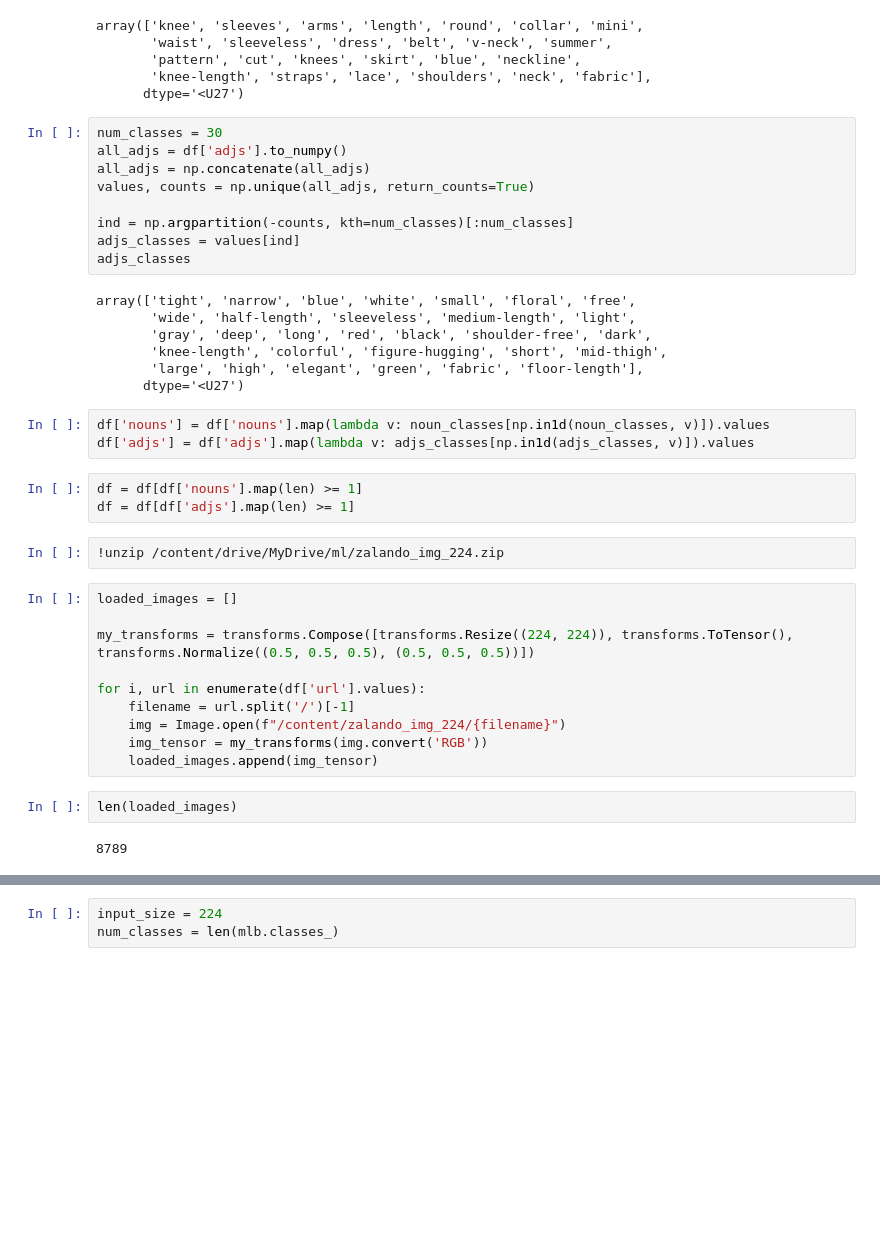
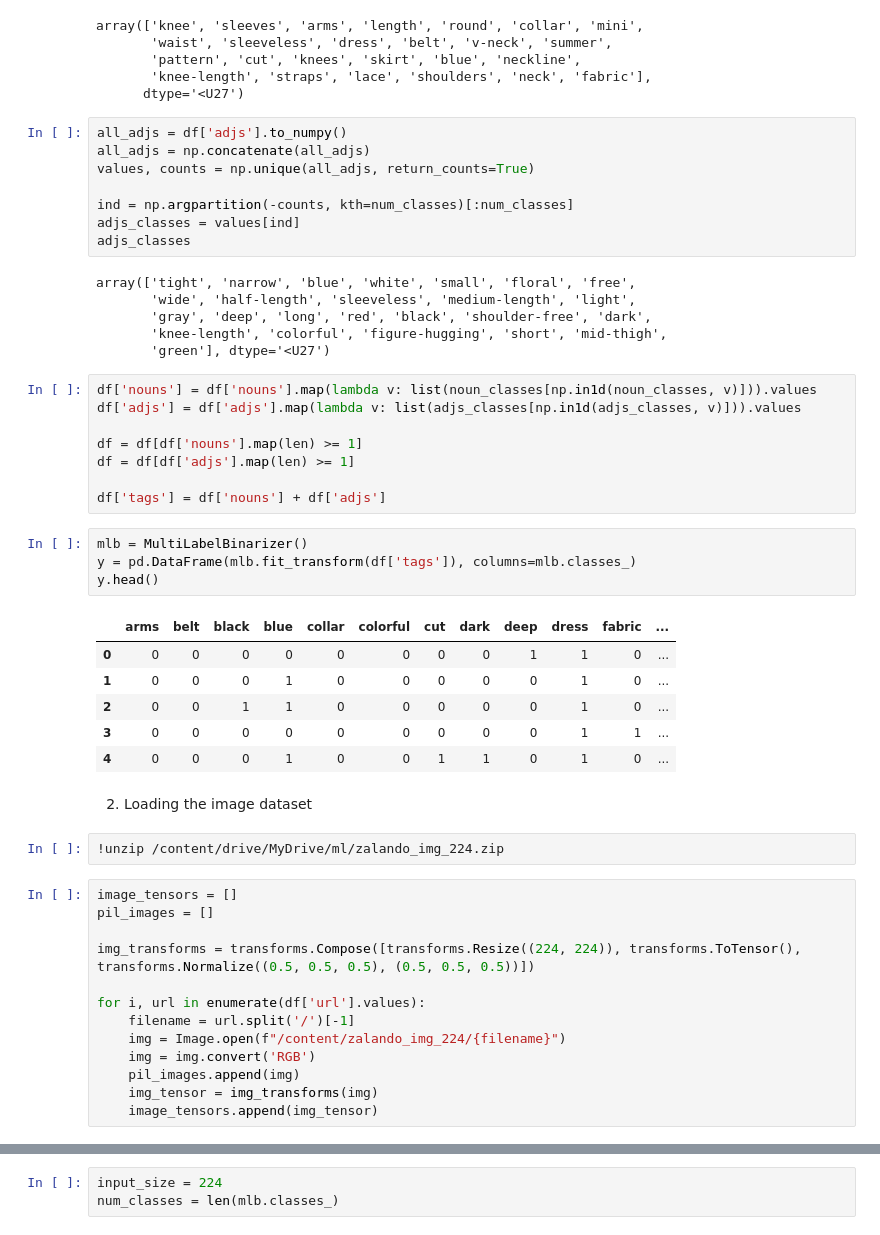
Before and after one commit to IvanLudvig/mlmipt, a Jupyter notebook: torchvision/zalando.ipynb, the cells around one changed output, grey strips where cells are left out. Cells and saved outputs as stored; diff of their text form; blank space fills up the shorter version.

```diff
--- a/torchvision/zalando.ipynb
+++ b/torchvision/zalando.ipynb
@@ -88,7 +97,6 @@ array(['knee', 'sleeves', 'arms', 'length', 'round', 'collar', 'mini',
        'knee-length', 'straps', 'lace', 'shoulders', 'neck', 'fabric'],
       dtype='<U27')
 # %%
-num_classes = 30
 all_adjs = df['adjs'].to_numpy()
 all_adjs = np.concatenate(all_adjs)
 values, counts = np.unique(all_adjs, return_counts=True)
@@ -101,27 +109,40 @@ array(['tight', 'narrow', 'blue', 'white', 'small', 'floral', 'free',
        'wide', 'half-length', 'sleeveless', 'medium-length', 'light',
        'gray', 'deep', 'long', 'red', 'black', 'shoulder-free', 'dark',
        'knee-length', 'colorful', 'figure-hugging', 'short', 'mid-thigh',
-       'large', 'high', 'elegant', 'green', 'fabric', 'floor-length'],
-      dtype='<U27')
+       'green'], dtype='<U27')
 # %%
-df['nouns'] = df['nouns'].map(lambda v: noun_classes[np.in1d(noun_classes, v)]).values
-df['adjs'] = df['adjs'].map(lambda v: adjs_classes[np.in1d(adjs_classes, v)]).values
+df['nouns'] = df['nouns'].map(lambda v: list(noun_classes[np.in1d(noun_classes, v)])).values
+df['adjs'] = df['adjs'].map(lambda v: list(adjs_classes[np.in1d(adjs_classes, v)])).values
+
+df = df[df['nouns'].map(len) >= 1]
+df = df[df['adjs'].map(len) >= 1]
+
+df['tags'] = df['nouns'] + df['adjs']
-# %%
-df = df[df['nouns'].map(len) >= 1]
-df = df[df['adjs'].map(len) >= 1]
+# %%
+mlb = MultiLabelBinarizer()
+y = pd.DataFrame(mlb.fit_transform(df['tags']), columns=mlb.classes_)
+y.head()
+# %% [output]
+|  | arms | belt | black | blue | collar | colorful | cut | dark | deep | dress | fabric | ... |
+| 0 | 0 | 0 | 0 | 0 | 0 | 0 | 0 | 0 | 1 | 1 | 0 | ... |
+| 1 | 0 | 0 | 0 | 1 | 0 | 0 | 0 | 0 | 0 | 1 | 0 | ... |
+| 2 | 0 | 0 | 1 | 1 | 0 | 0 | 0 | 0 | 0 | 1 | 0 | ... |
+| 3 | 0 | 0 | 0 | 0 | 0 | 0 | 0 | 0 | 0 | 1 | 1 | ... |
+| 4 | 0 | 0 | 0 | 1 | 0 | 0 | 1 | 1 | 0 | 1 | 0 | ... |
+# %% [markdown]
+2. Loading the image dataset
 # %%
 !unzip /content/drive/MyDrive/ml/zalando_img_224.zip
 # %%
-loaded_images = []
+image_tensors = []
+pil_images = []
 
-my_transforms = transforms.Compose([transforms.Resize((224, 224)), transforms.ToTensor(), transforms.Normalize((0.5, 0.5, 0.5), (0.5, 0.5, 0.5))])
+img_transforms = transforms.Compose([transforms.Resize((224, 224)), transforms.ToTensor(), transforms.Normalize((0.5, 0.5, 0.5), (0.5, 0.5, 0.5))])
 
 for i, url in enumerate(df['url'].values):
     filename = url.split('/')[-1]
     img = Image.open(f"/content/zalando_img_224/{filename}")
-    img_tensor = my_transforms(img.convert('RGB'))
-    loaded_images.append(img_tensor)
+    img = img.convert('RGB')
+    pil_images.append(img)
+    img_tensor = img_transforms(img)
+    image_tensors.append(img_tensor)
-# %%
-len(loaded_images)
-# %% [output]
-8789
```
Also changed, not shown: parts of 30 cells of this notebook.
